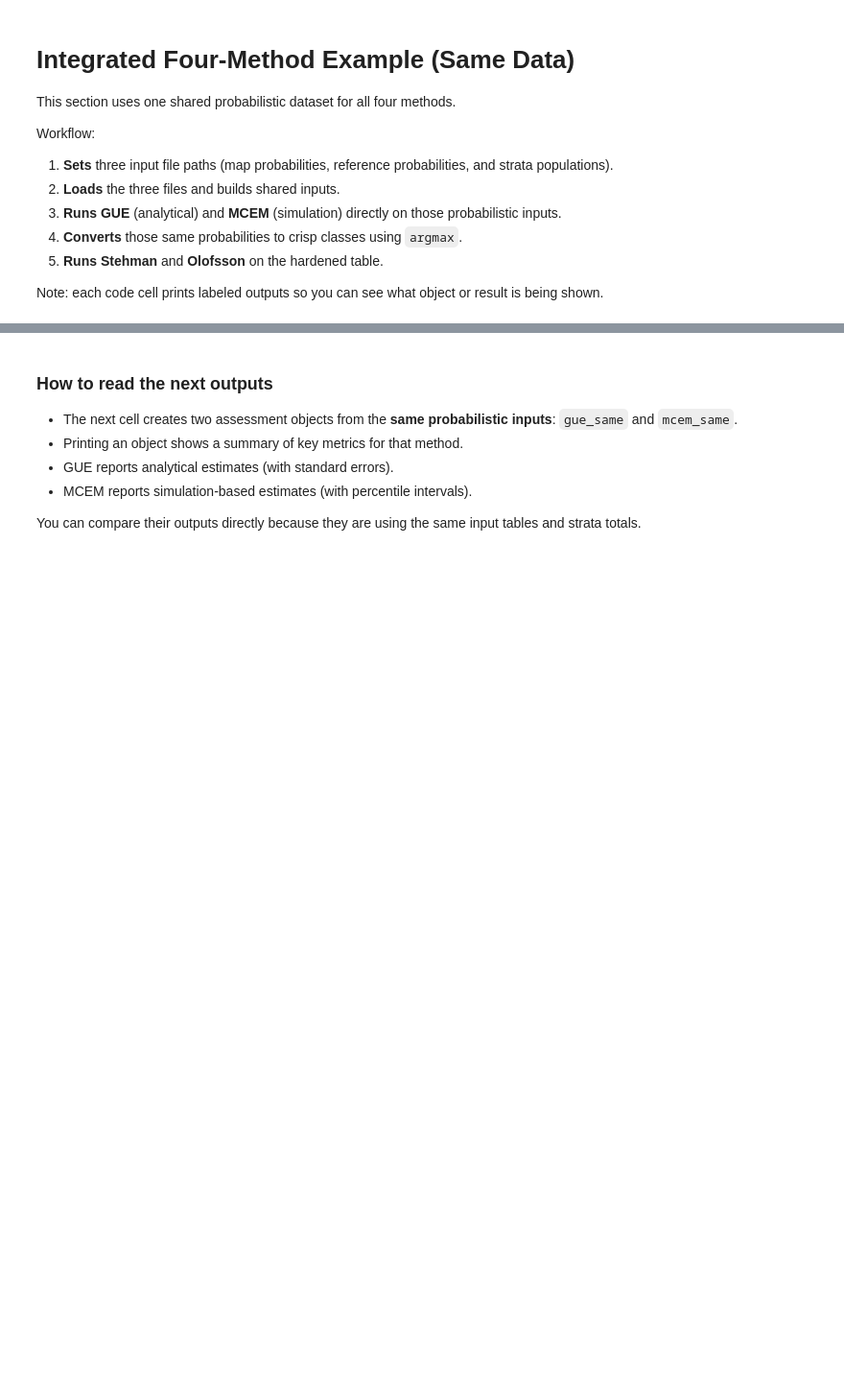
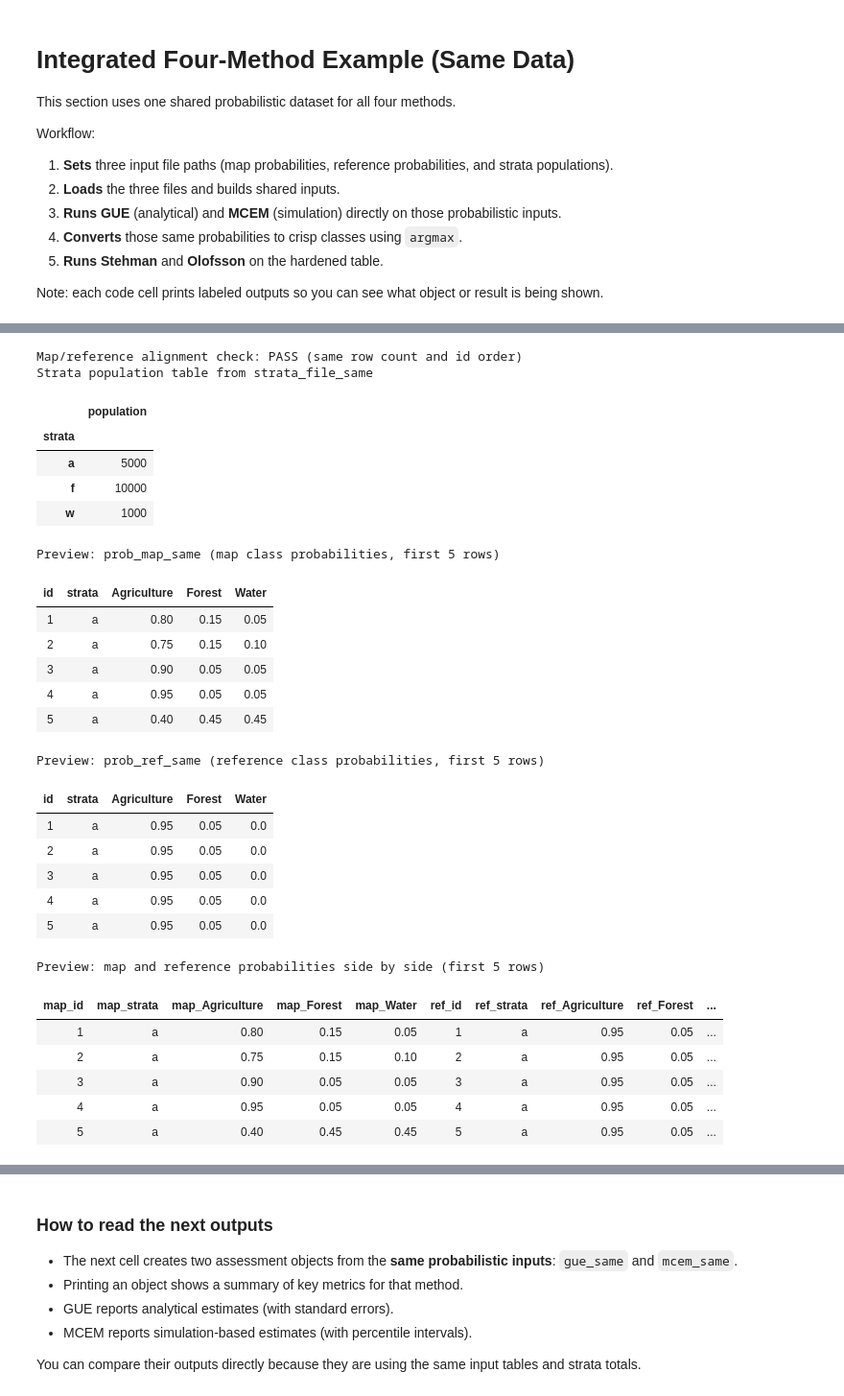
Before and after one commit to alemlakes/accuracyAssessmentTools-hfff, a Jupyter notebook: AccuracyAssessmentTools-hfff.ipynb, the cells around one changed output, grey strips where cells are left out. Shown at 96% size. Cells and saved outputs as stored; diff of their text form; code cells hidden in the pictures; blank space fills up the shorter version.

```diff
--- a/AccuracyAssessmentTools-hfff.ipynb
+++ b/AccuracyAssessmentTools-hfff.ipynb
@@ -80,6 +106,6 @@ print("Strata population file:", strata_file_same)
 # %%
 # Read the three files and derive shared variables for all four approaches
-from IPython.display import display
+from IPython.display import display, HTML
 
 prob_map_same = pd.read_csv(map_file_same)
 prob_ref_same = pd.read_csv(ref_file_same)
@@ -105,36 +131,65 @@ if not map_ids.equals(ref_ids):
     raise ValueError(
         "ID order mismatch between map and reference tables. "
         f"First mismatch at row position {first_bad_row}: "
         f"map id={map_ids.iloc[first_bad_row]!r}, "
         f"reference id={ref_ids.iloc[first_bad_row]!r}."
     )
 
 strata_population_same = dict(
     zip(strata_population_df["strata"], strata_population_df["population"])
 )
 class_cols_same = [c for c in prob_map_same.columns if c not in ["strata", "id"]]
 target_class_same = class_cols_same[0]
 N_same = sum(strata_population_same.values())
 
 print("Map/reference alignment check: PASS (same row count and id order)")
 print("Strata population table from strata_file_same")
 display(strata_population_df.set_index("strata"))
 
 print("\nPreview: prob_map_same (map class probabilities, first 5 rows)")
-display(prob_map_same.head().style.hide(axis="index"))
+display(HTML(prob_map_same.head().to_html(index=False)))
 
 print("\nPreview: prob_ref_same (reference class probabilities, first 5 rows)")
-display(prob_ref_same.head().style.hide(axis="index"))
+display(HTML(prob_ref_same.head().to_html(index=False)))
 
 print("\nPreview: map and reference probabilities side by side (first 5 rows)")
 side_by_side_preview = pd.concat(
     [
         prob_map_same.head().add_prefix("map_"),
         prob_ref_same.head().add_prefix("ref_"),
     ],
     axis=1,
     )
-display(side_by_side_preview.style.hide(axis="index"))
+display(HTML(side_by_side_preview.to_html(index=False)))
+# %% [output]
+Map/reference alignment check: PASS (same row count and id order)
+Strata population table from strata_file_same
+|  | population |
+| strata |  |
+| a | 5000 |
+| f | 10000 |
+| w | 1000 |
+Preview: prob_map_same (map class probabilities, first 5 rows)
+| id | strata | Agriculture | Forest | Water |
+| 1 | a | 0.80 | 0.15 | 0.05 |
+| 2 | a | 0.75 | 0.15 | 0.10 |
+| 3 | a | 0.90 | 0.05 | 0.05 |
+| 4 | a | 0.95 | 0.05 | 0.05 |
+| 5 | a | 0.40 | 0.45 | 0.45 |
+Preview: prob_ref_same (reference class probabilities, first 5 rows)
+| id | strata | Agriculture | Forest | Water |
+| 1 | a | 0.95 | 0.05 | 0.0 |
+| 2 | a | 0.95 | 0.05 | 0.0 |
+| 3 | a | 0.95 | 0.05 | 0.0 |
+| 4 | a | 0.95 | 0.05 | 0.0 |
+| 5 | a | 0.95 | 0.05 | 0.0 |
+Preview: map and reference probabilities side by side (first 5 rows)
+| map_id | map_strata | map_Agriculture | map_Forest | map_Water | ref_id | ref_strata | ref_Agriculture | ref_Forest | ... |
+| 1 | a | 0.80 | 0.15 | 0.05 | 1 | a | 0.95 | 0.05 | ... |
+| 2 | a | 0.75 | 0.15 | 0.10 | 2 | a | 0.95 | 0.05 | ... |
+| 3 | a | 0.90 | 0.05 | 0.05 | 3 | a | 0.95 | 0.05 | ... |
+| 4 | a | 0.95 | 0.05 | 0.05 | 4 | a | 0.95 | 0.05 | ... |
+| 5 | a | 0.40 | 0.45 | 0.45 | 5 | a | 0.95 | 0.05 | ... |
 # %%
 # Validate shared probabilistic input tables (row counts + row-level data quality checks)
 def probability_table_report(df, table_name, class_cols, id_col="id", tolerance=1e-9):
```
Also changed, not shown: parts of 5 cells of this notebook.
